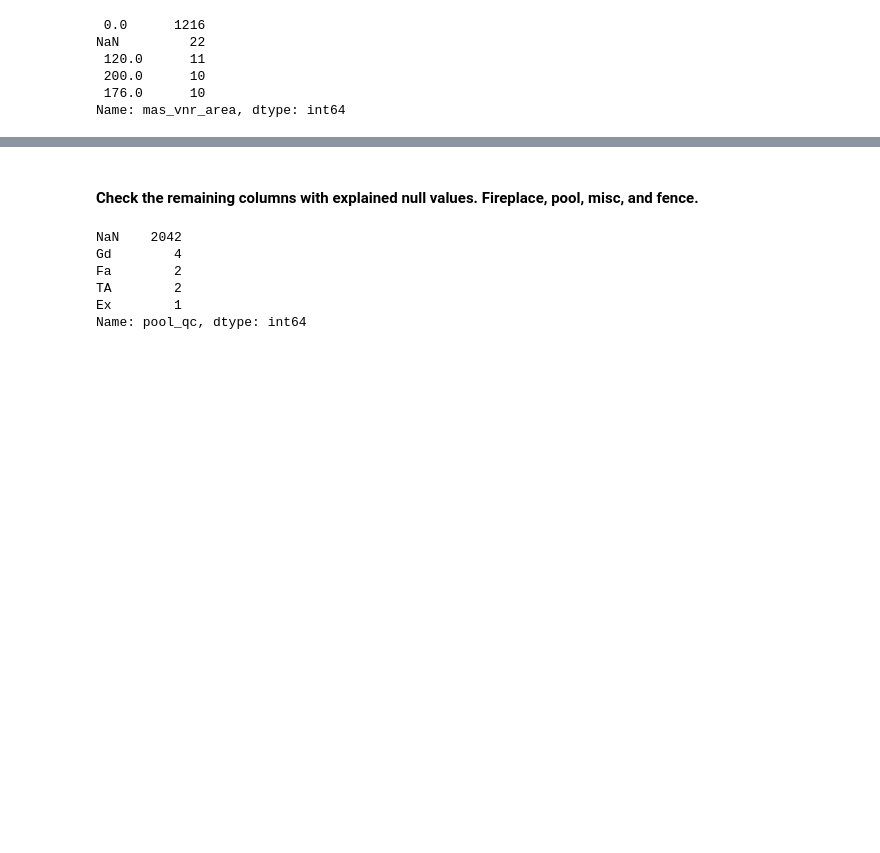
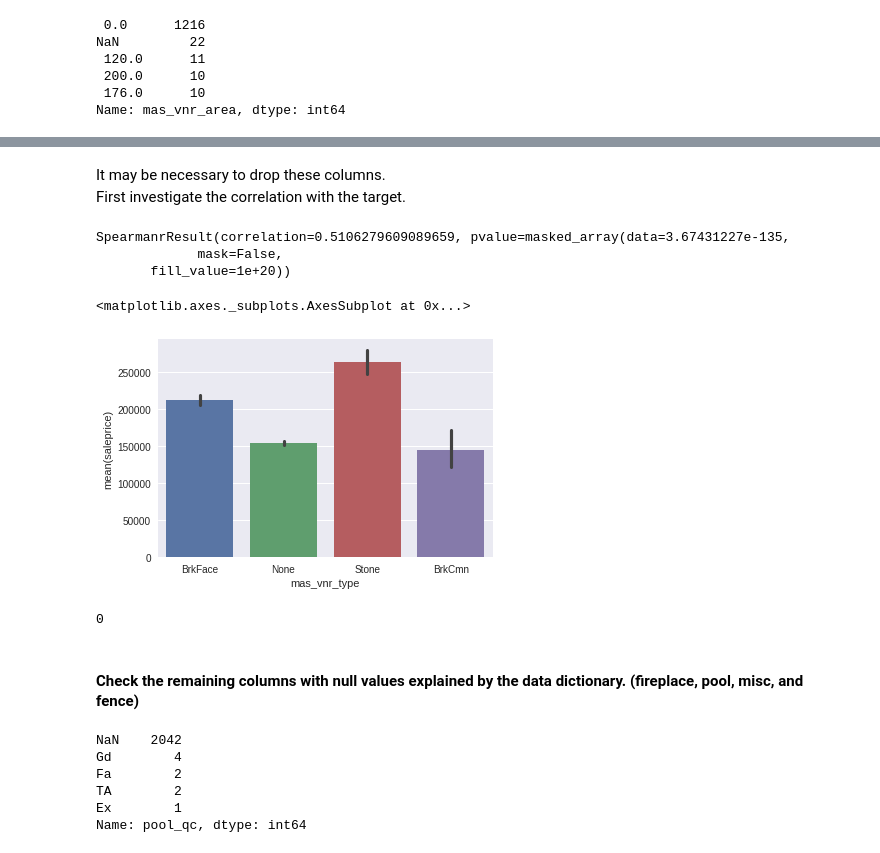
Before and after one commit to CraigGambino/AmesIowaRealEstate, a Jupyter notebook: ames_cleaning.ipynb, the cells around one changed output, grey strips where cells are left out. Drawn from its saved outputs; the diff is of its cells as text; code cells hidden in the pictures; blank space fills up the shorter version.

```diff
--- a/ames_cleaning.ipynb
+++ b/ames_cleaning.ipynb
@@ -7,4 +8,4 @@ warnings.filterwarnings('ignore')
 pd.set_option('display.max_columns', None)
 # %%
-rawdf = pd.read_csv('train.csv')
+rawdf = pd.read_csv('ames.csv')
 # %%
@@ -110,5 +146,23 @@ These rows will need to be dropped or masonry columns will need to be dropped.
+# %% [markdown]
+It may be necessary to drop these columns.
+First investigate the correlation with the target.
+# %%
+stats.spearmanr(rawdf['mas_vnr_area'], rawdf['saleprice'], nan_policy='omit')
+# %% [output]
+SpearmanrResult(correlation=0.5106279609089659, pvalue=masked_array(data=3.67431227e-135,
+             mask=False,
+       fill_value=1e+20))
+# %%
+sns.barplot(x='mas_vnr_type', y='saleprice', data=rawdf, dropna=False)
+# %% [output]
+<matplotlib.axes._subplots.AxesSubplot at 0x...>
+[figure, added]
+# %%
+rawdf[rawdf['mas_vnr_type']==np.nan]['saleprice'].count()
+# %% [output]
+0
 # %% [markdown]
-#### Check the remaining columns with explained null values. Fireplace, pool, misc, and fence.
+#### Check the remaining columns with null values explained by the data dictionary. (fireplace, pool, misc, and fence)
 # %%
 rawdf['pool_qc'].value_counts(dropna=False)
 # %% [output]
```
Also changed, not shown: parts of 14 cells of this notebook, 2 other files.
